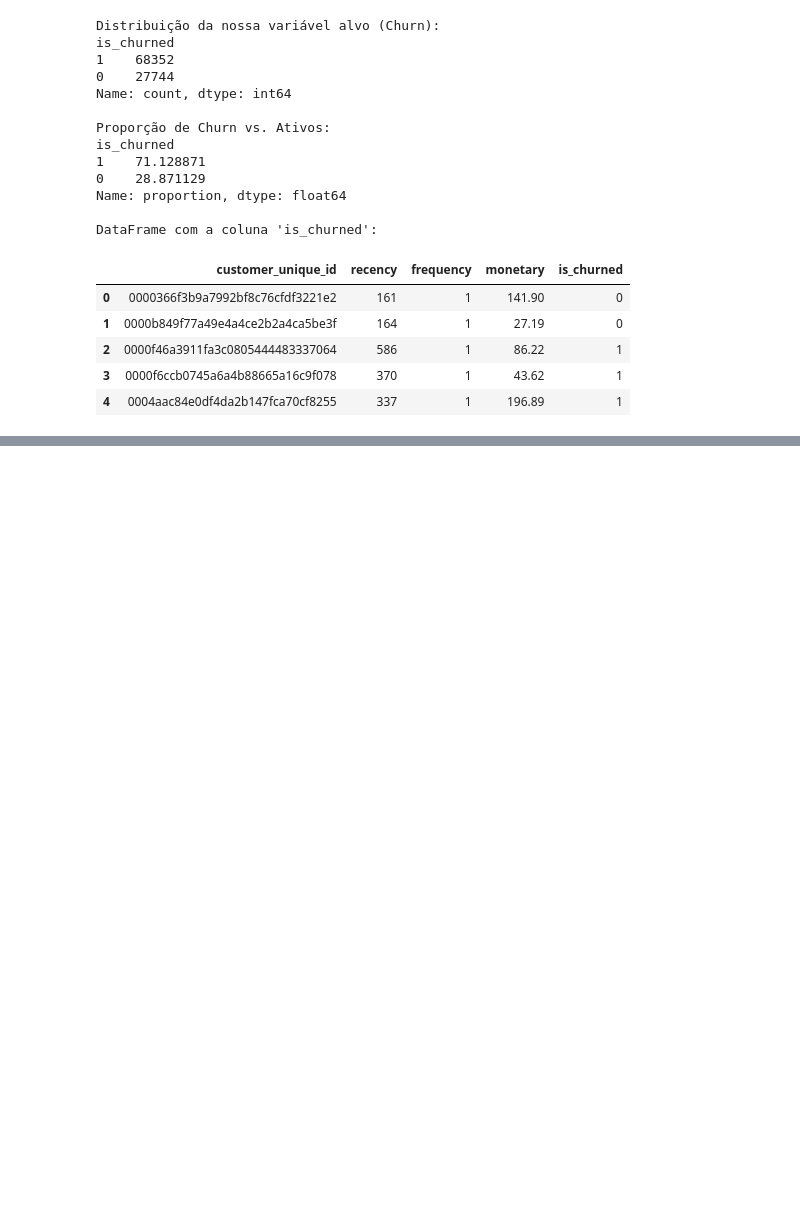
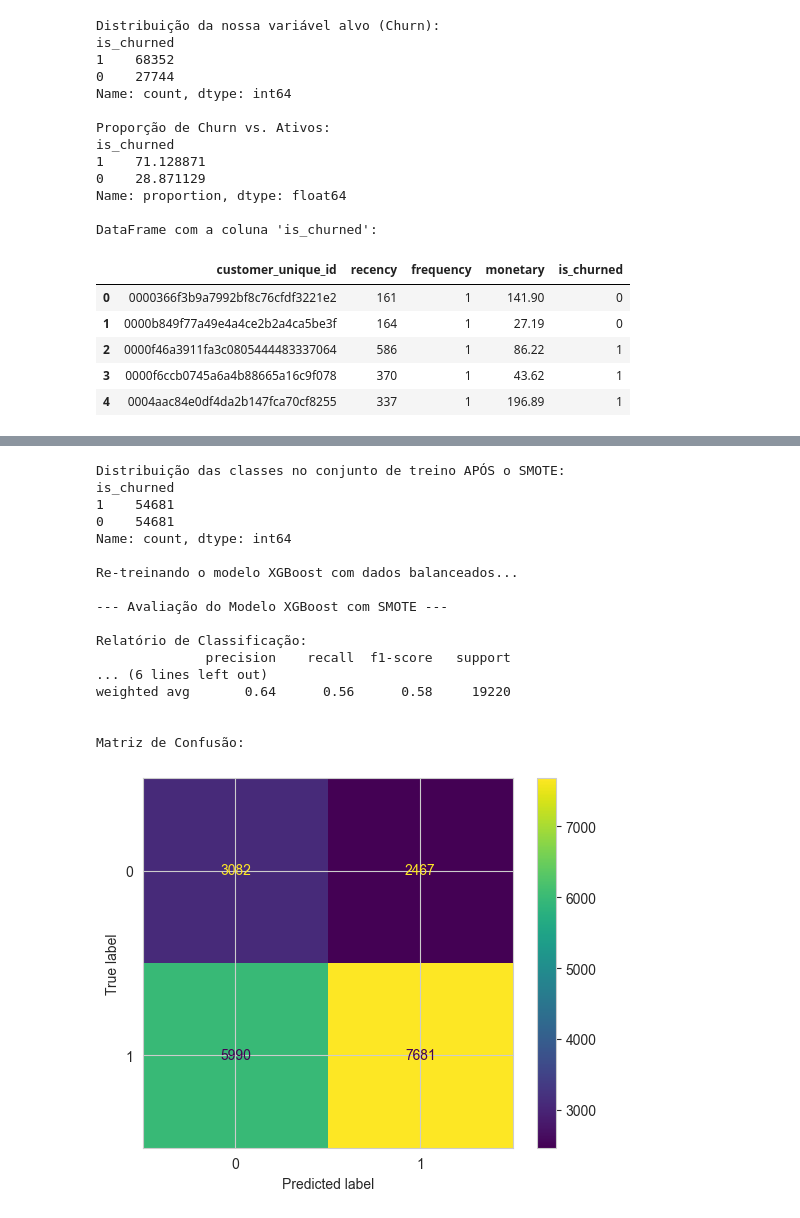
Before and after one commit to VictorHugo56/Advanced_Data_Analysis, a Jupyter notebook: notebooks/01_EDA.ipynb, the cells around one changed output, grey strips where cells are left out. Drawn from its saved outputs; the diff is of its cells as text; code cells hidden in the pictures; blank space fills up the shorter version.

```diff
--- a/notebooks/01_EDA.ipynb
+++ b/notebooks/01_EDA.ipynb
@@ -517,0 +571,55 @@ plt.show()
+# %%
+# --- MODELAGEM PREDITIVA (SEÇÃO 9): LIDANDO COM DESBALANCEAMENTO COM SMOTE ---
+
+from imblearn.over_sampling import SMOTE
+from xgboost import XGBClassifier
+
+# 1. Aplicando o SMOTE aos dados de TREINO
+# É CRUCIAL aplicar o SMOTE apenas nos dados de treino para evitar vazamento de dados
+smote = SMOTE(random_state=42)
+X_train_smote, y_train_smote = smote.fit_resample(X_train, y_train)
+
+# Verifica o balanceamento após o SMOTE
+print("Distribuição das classes no conjunto de treino APÓS o SMOTE:")
+print(y_train_smote.value_counts())
+
+
+# 2. Re-treinando o modelo XGBoost com os dados balanceados
+print("\nRe-treinando o modelo XGBoost com dados balanceados...")
+# Como os dados já estão balanceados, não precisamos mais do 'scale_pos_weight'
+modelo_xgb_smote = XGBClassifier(random_state=42, n_jobs=-1)
+modelo_xgb_smote.fit(X_train_smote, y_train_smote)
+
+
+# 3. Avaliação no conjunto de TESTE original (que não foi modificado)
+y_pred_xgb_smote = modelo_xgb_smote.predict(X_test)
+
+print("\n--- Avaliação do Modelo XGBoost com SMOTE ---")
+print("\nRelatório de Classificação:")
+print(classification_report(y_test, y_pred_xgb_smote))
+
+print("\nMatriz de Confusão:")
+cm_xgb_smote = confusion_matrix(y_test, y_pred_xgb_smote)
+disp_xgb_smote = ConfusionMatrixDisplay(confusion_matrix=cm_xgb_smote)
+disp_xgb_smote.plot()
+plt.savefig('matriz_confusao_xgb_smote.png')
+plt.show()
+# %% [output]
+Distribuição das classes no conjunto de treino APÓS o SMOTE:
+is_churned
+1    54681
+0    54681
+Name: count, dtype: int64
+
+Re-treinando o modelo XGBoost com dados balanceados...
+
+--- Avaliação do Modelo XGBoost com SMOTE ---
+
+Relatório de Classificação:
+              precision    recall  f1-score   support
+... (6 lines left out)
+weighted avg       0.64      0.56      0.58     19220
+
+
+Matriz de Confusão:
+[figure, added]
```
Also changed, not shown: parts of 5 cells of this notebook, 5 other files.
